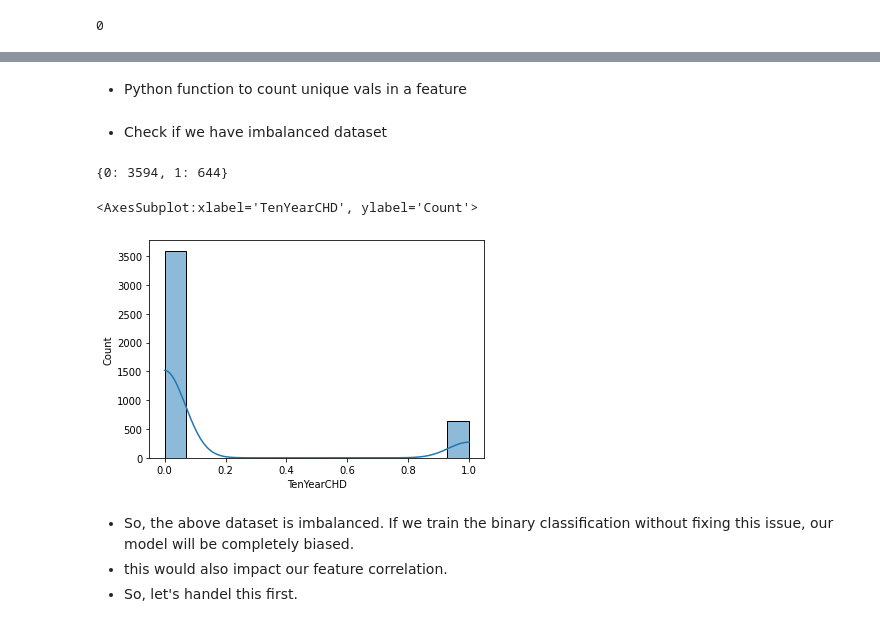
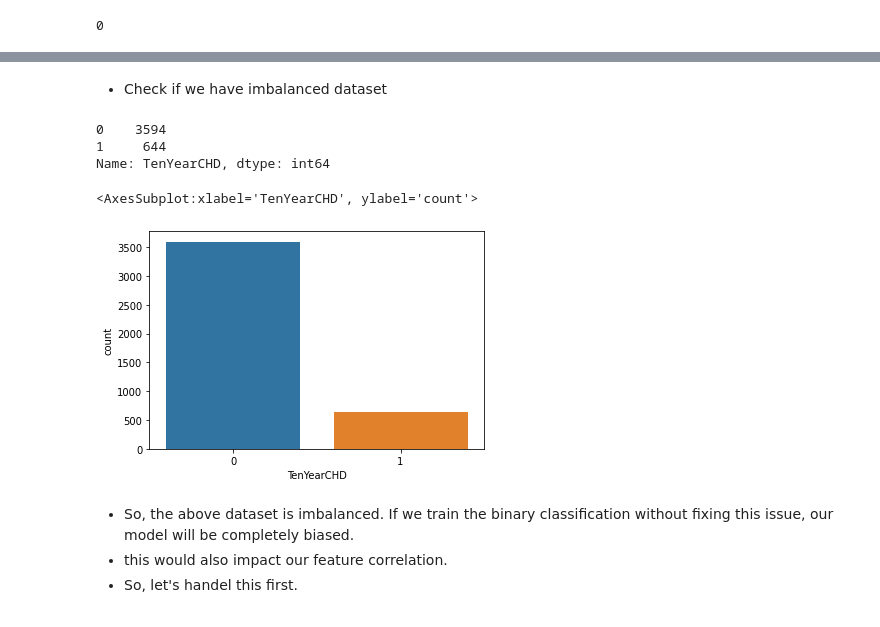
Before and after one commit to RedocamaI/heart_disease_predictor, a Jupyter notebook: heart_disease_predictor.ipynb, the cells around one changed output, grey strips where cells are left out. Cells and saved outputs as stored; diff of their text form; code cells hidden in the pictures.

```diff
--- a/heart_disease_predictor.ipynb
+++ b/heart_disease_predictor.ipynb
@@ -76,2 +71,0 @@ def unique_vals(col):
-# %% [markdown]
-- Python function to count unique vals in a feature
@@ -89,14 +72,16 @@ def count_unique_vals(col):
 # %% [markdown]
 - Check if we have imbalanced dataset
+# %%
+data['TenYearCHD'].value_counts()
+# %% [output]
+0    3594
+1     644
+Name: TenYearCHD, dtype: int64
 # %%
-count_unique_vals(data['TenYearCHD'])
+sns.countplot(x=data['TenYearCHD'])
 # %% [output]
-{0: 3594, 1: 644}
+<AxesSubplot:xlabel='TenYearCHD', ylabel='count'>
+[figure, added]
-# %%
-sns.histplot(x=data['TenYearCHD'], kde=True)
-# %% [output]
-<AxesSubplot:xlabel='TenYearCHD', ylabel='Count'>
-[figure, removed]
 # %% [markdown]
 - So, the above dataset is imbalanced. If we train the binary classification without fixing this issue, our model will be completely biased.
 - this would also impact our feature correlation.
```
Also changed, not shown: parts of 30 cells of this notebook.
